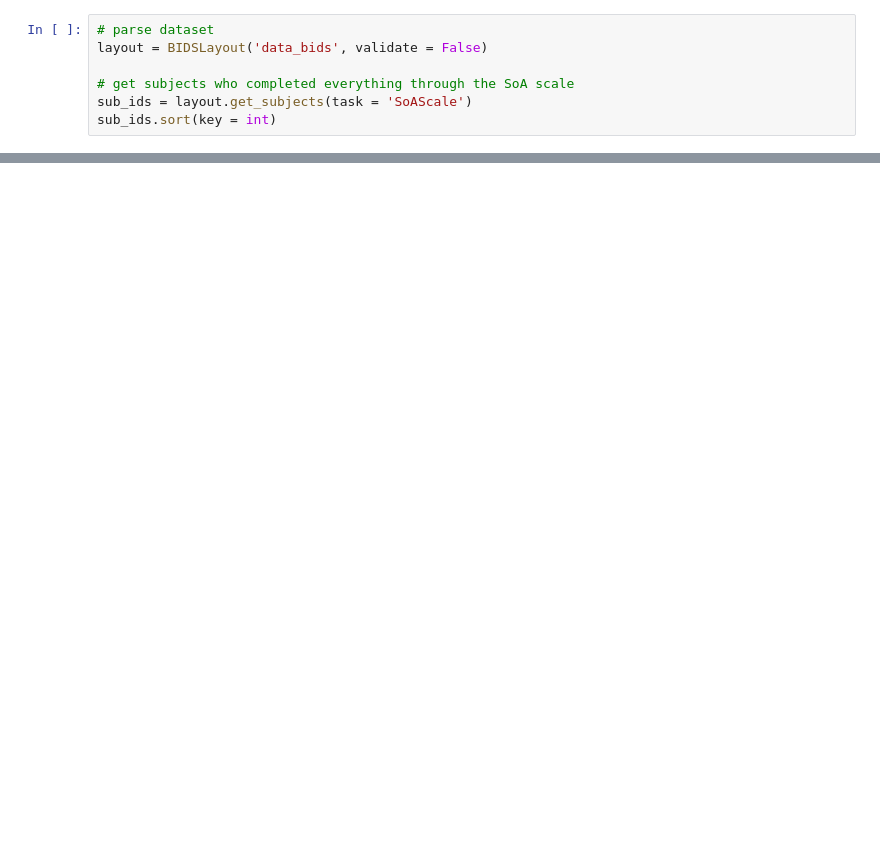
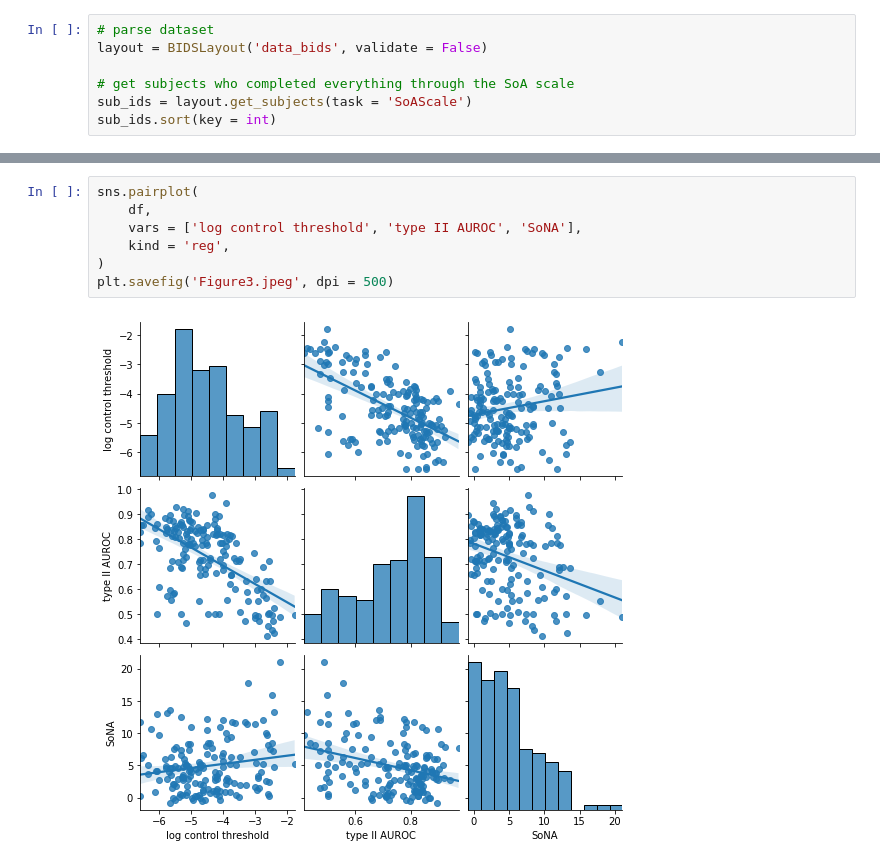
Before and after one commit to apex-lab/agency-battery-analysis, a Jupyter notebook: analysis.ipynb, the cells around one changed output, grey strips where cells are left out. Saved outputs shown, nothing was run; the diff lists cells and outputs as text; blank space fills up the shorter version.

```diff
--- a/analysis.ipynb
+++ b/analysis.ipynb
@@ -156,0 +242,9 @@ plt.show()
+# %%
+sns.pairplot(
+    df,
+    vars = ['log control threshold', 'type II AUROC', 'SoNA'],
+    kind = 'reg',
+)
+plt.savefig('Figure3.jpeg', dpi = 500)
+# %% [output]
+[figure, added]
```
Also changed, not shown: parts of 24 cells of this notebook, 6 other files.
